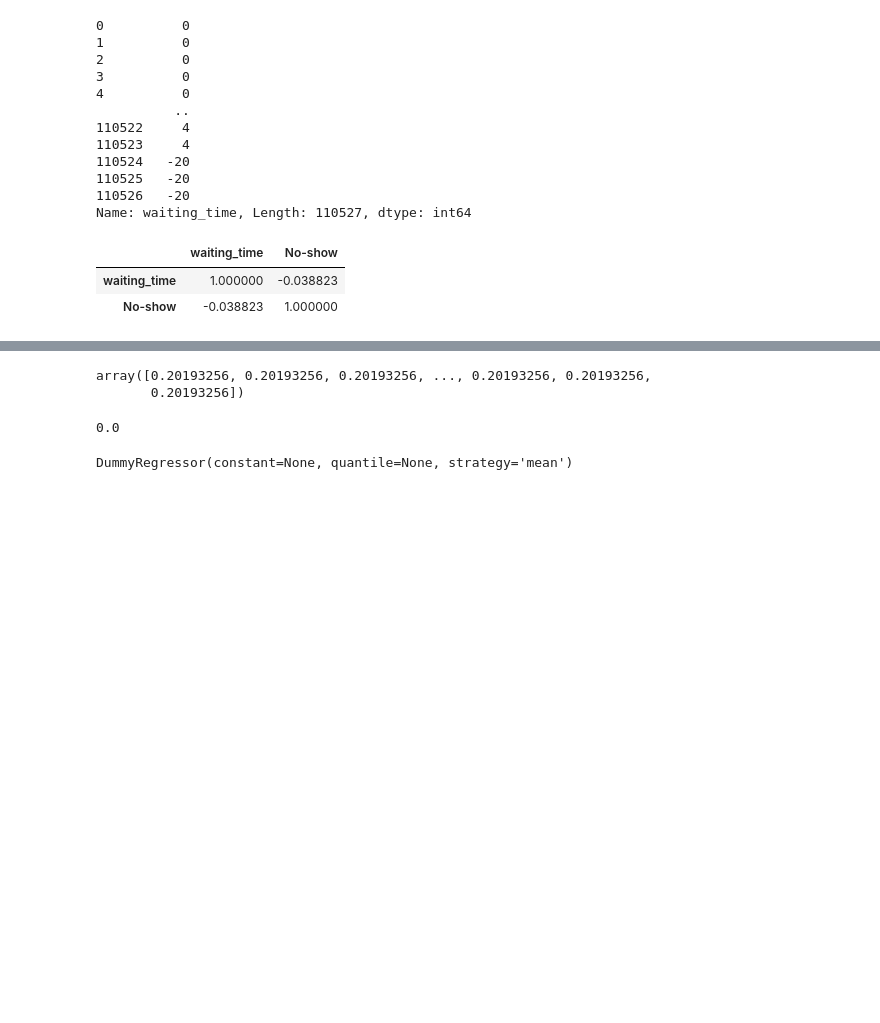
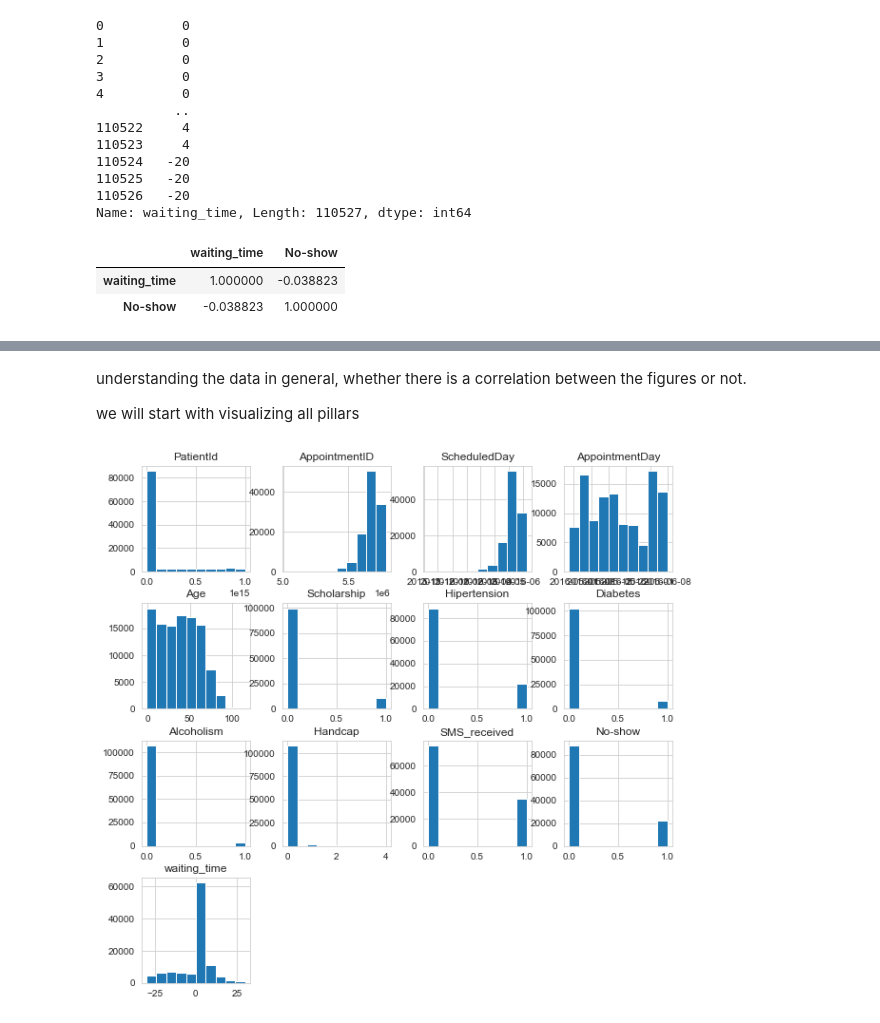
Before and after one commit to Dardeery/Medical-Appointment-No-Shows, a Jupyter notebook: Medical Appointment No Shows.ipynb, the cells around one changed output, grey strips where cells are left out. Saved outputs shown, nothing was run; the diff lists cells and outputs as text; code cells hidden in the pictures; blank space fills up the shorter version.

```diff
--- a/Medical Appointment No Shows.ipynb
+++ b/Medical Appointment No Shows.ipynb
@@ -31,7 +38,7 @@ appointment?
 ### Step 1 : Data Connection and exploration <a id="step1"></a>
 # %%
 # read the data file
-data=pd.read_csv("archive.zip")
+data=pd.read_csv("KaggleV2-May-2016.csv")
 # %%
 # create a data copy
 
@@ -104,0 +145,4 @@ Name: No-show, dtype: int64
+# %%
+# cleaning handicap column [True: if handcap, False: if not]
+df['Handcap-combined'] = df['Handcap'].astype('bool')
+df['Handcap-combined'].value_counts()
@@ -187,5 +230,0 @@ reg = linear_model.LinearRegression()
-# %%
-# split the dataframe into x and y
-
-y=df['No-show']
-x=df.pop("No-show")
@@ -228,13 +230,0 @@ DummyRegressor(constant=None, quantile=None, strategy='mean')
-# %%
-dummy_regr.predict(x)
-# %% [output]
-array([0.20193256, 0.20193256, 0.20193256, ..., 0.20193256, 0.20193256,
-       0.20193256])
-# %%
-dummy_regr.score(x, y)
-# %% [output]
-0.0
-# %%
-dummy_regr
-# %% [output]
-DummyRegressor(constant=None, quantile=None, strategy='mean')
@@ -242,0 +231,8 @@ DummyRegressor(constant=None, quantile=None, strategy='mean')
+# %% [markdown]
+understanding the data in general, whether there is a correlation between the figures or not.
+
+we will start with visualizing all pillars
+# %%
+df.hist(figsize=(10,10));
+# %% [output]
+[figure, added]
```
Also changed, not shown: parts of 43 cells of this notebook.
